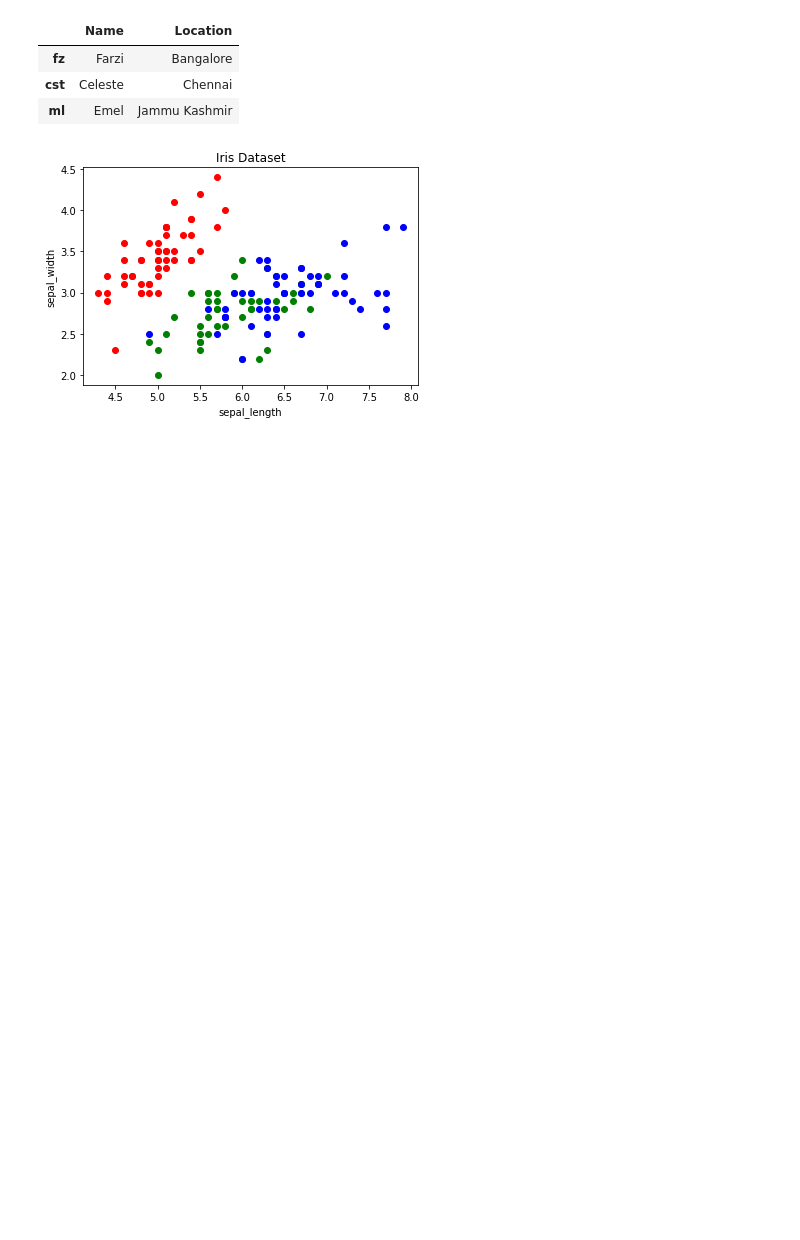
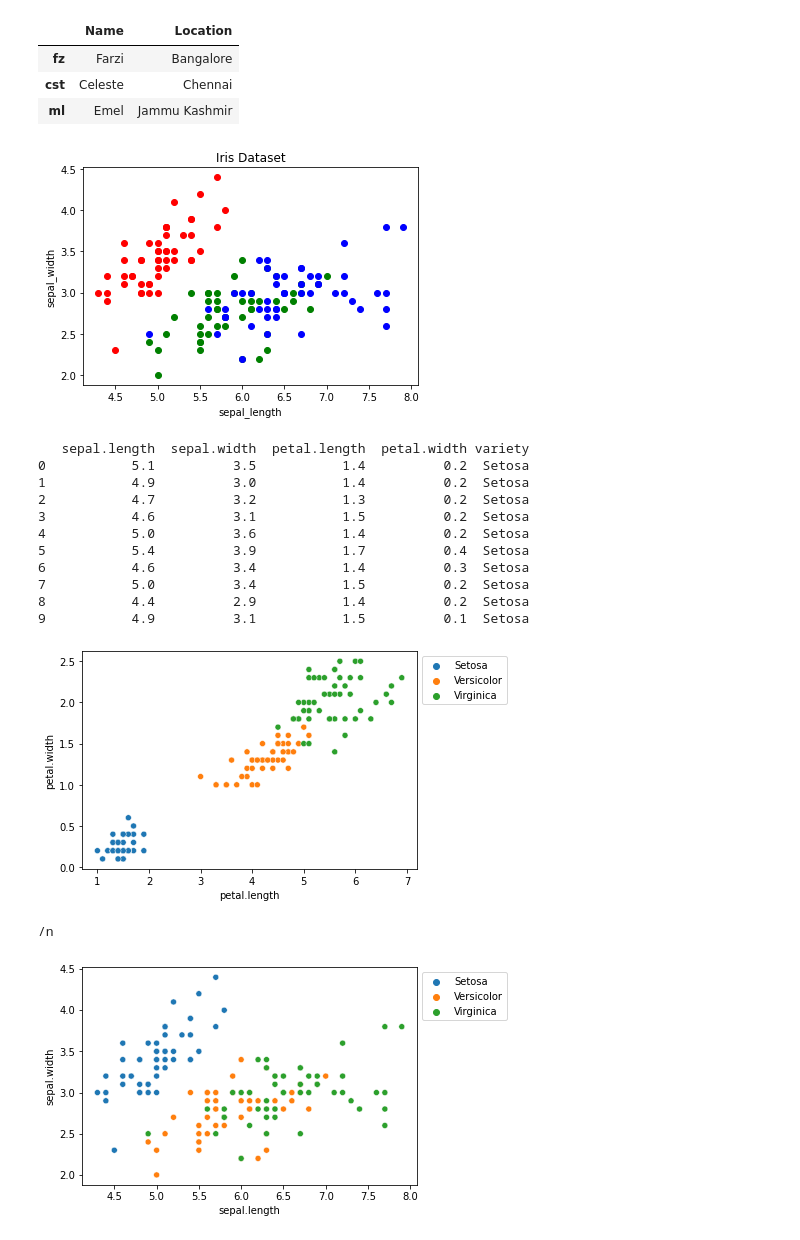
Before and after one commit to Farzinaayub/sem2nbeyond, a Jupyter notebook: pandasbasics.ipynb, the cells around one changed output. Saved outputs shown, nothing was run; the diff lists cells and outputs as text; code cells hidden in the pictures; blank space fills up the shorter version.

Commit message:
data visualization

```diff
--- a/pandasbasics.ipynb
+++ b/pandasbasics.ipynb
@@ -219,0 +222,27 @@ for i in range(len(iris["sepal.length"])):
+# %%
+import seaborn as sns
+iris = pd.read_csv('iris.csv')
+print(iris.head(10))
+print("\n")
+sns.scatterplot(x='petal.length',y='petal.width',hue='variety',data = iris)
+plt.legend(bbox_to_anchor=(1,1),loc=2)
+plt.show()
+print("/n")
+sns.scatterplot(x='sepal.length',y='sepal.width',hue='variety',data=iris)
+plt.legend(bbox_to_anchor=(1,1),loc=2)
+plt.show()
+# %% [output]
+   sepal.length  sepal.width  petal.length  petal.width variety
+0           5.1          3.5           1.4          0.2  Setosa
+1           4.9          3.0           1.4          0.2  Setosa
+2           4.7          3.2           1.3          0.2  Setosa
+3           4.6          3.1           1.5          0.2  Setosa
+4           5.0          3.6           1.4          0.2  Setosa
+5           5.4          3.9           1.7          0.4  Setosa
+6           4.6          3.4           1.4          0.3  Setosa
+7           5.0          3.4           1.5          0.2  Setosa
+8           4.4          2.9           1.4          0.2  Setosa
+9           4.9          3.1           1.5          0.1  Setosa
+[figure, added]
+/n
+[figure, added]
```
Also changed, not shown: parts of 7 cells of this notebook.
